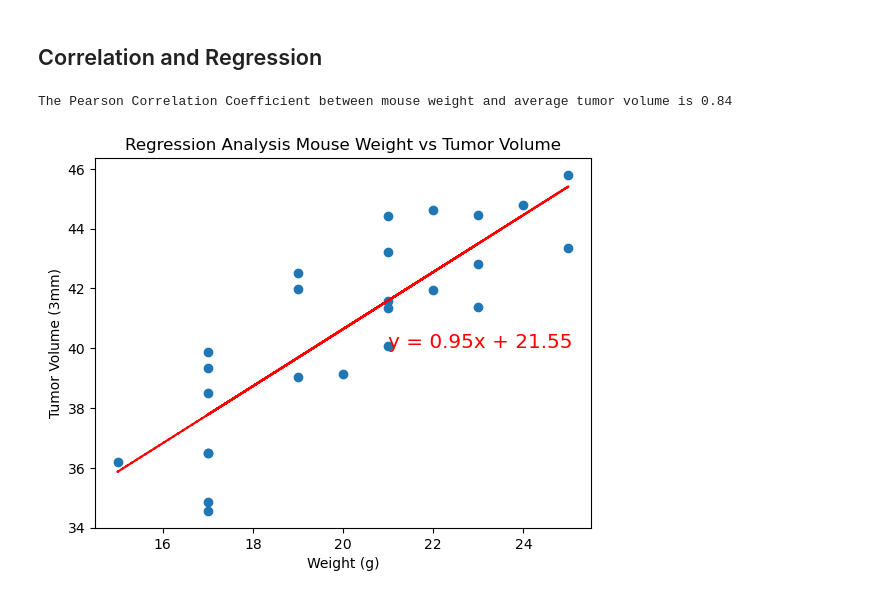
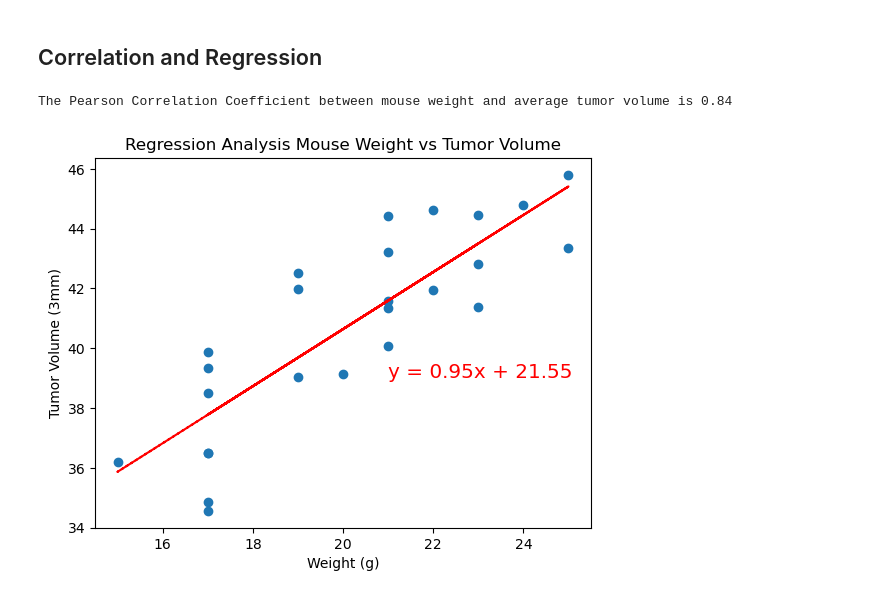
Before and after one commit to john-a-ellis/matplotlib-challenge, a Jupyter notebook: Pymaceuticals/pymaceuticals_starter.ipynb, the cells around one changed output. Drawn from its saved outputs; the diff is of its cells as text; code cells hidden in the pictures.

Commit message:
cleaned up more plot elements

```diff
--- a/Pymaceuticals/pymaceuticals_starter.ipynb
+++ b/Pymaceuticals/pymaceuticals_starter.ipynb
@@ -287,16 +287,16 @@ plt.show()
 # %%
 # Calculate the correlation coefficient and a linear regression model
 # for mouse weight and average observed tumor volume for the entire Capomulin regimen
 mySlope, myInt, myR, myP, myStderr = st.linregress(scatter_data)
 myFit = mySlope * scatter_weight + myInt
 plt.xlabel('Weight (g)')
 plt.ylabel('Tumor Volume (3mm)')
 plt.title('Regression Analysis Mouse Weight vs Tumor Volume')
 plt.scatter(scatter_data['Weight (g)'], scatter_data['Tumor Volume (mm3)'])
 plt.plot(scatter_weight,myFit,"--", color='r')
-plt.text(21, 40, f'y = {mySlope:.2f}x + {myInt:.2f}', c='r', fontsize = 'x-large')
+plt.text(21, 39, f'y = {mySlope:.2f}x + {myInt:.2f}', c='r', fontsize = 'x-large')
 print(f'The Pearson Correlation Coefficient between mouse weight and average tumor volume is {myR :.2f}' )
 plt.show()
 # %% [output]
 The Pearson Correlation Coefficient between mouse weight and average tumor volume is 0.84
-[figure, old version]
+[figure, new version]
```
